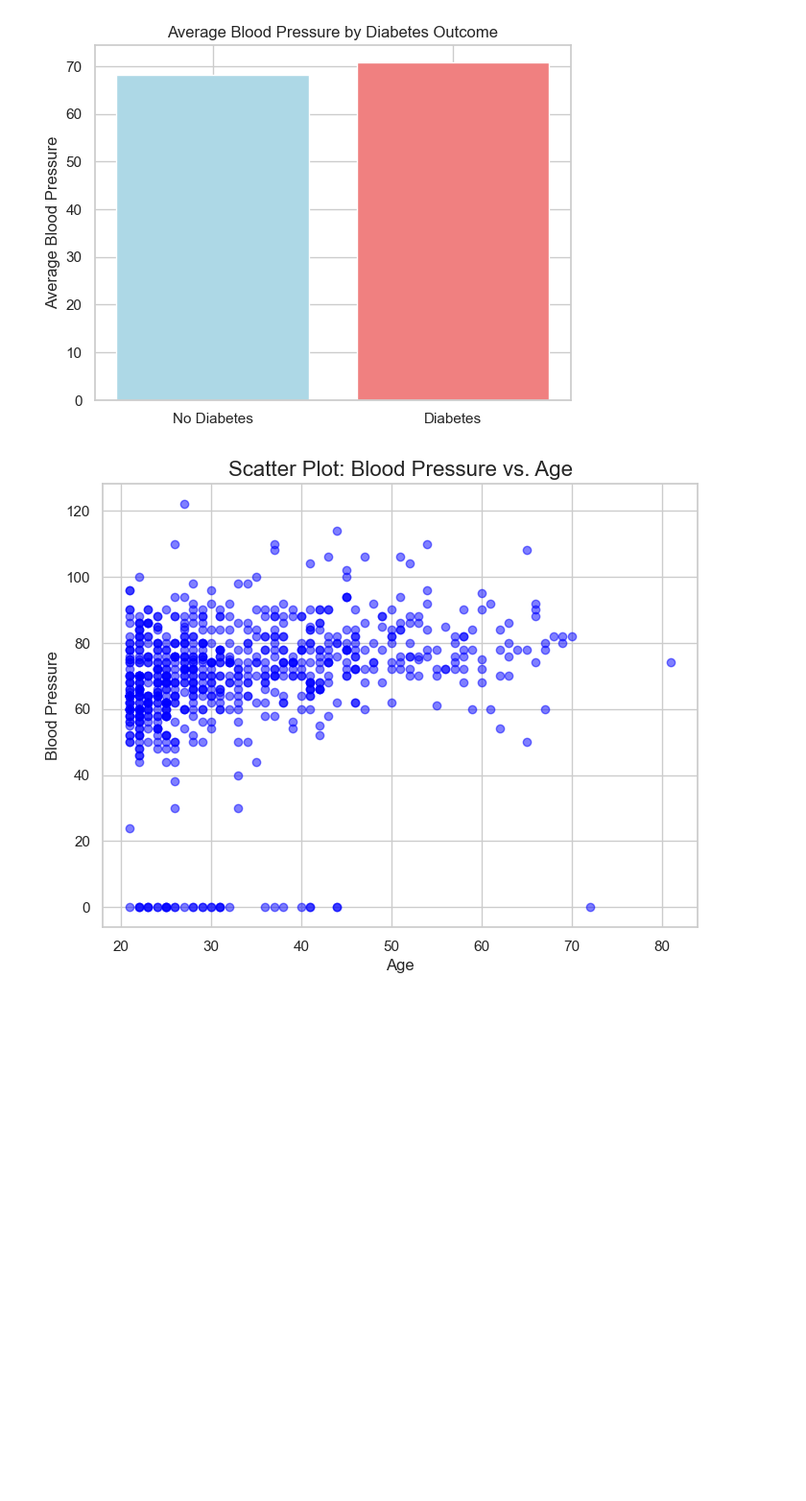
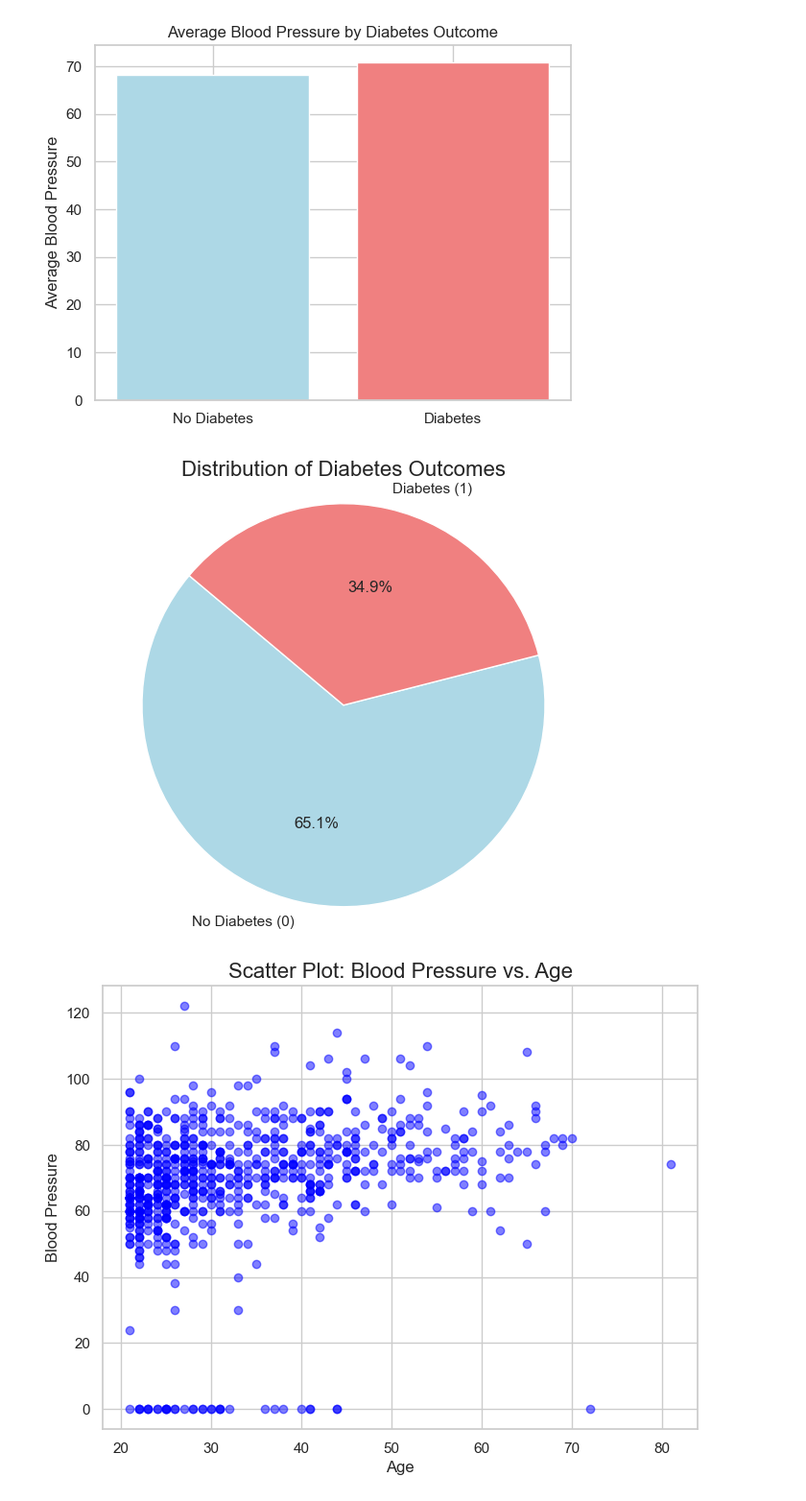
Before and after one commit to Dhriti212003/MLOps, a Jupyter notebook: data_explo.ipynb, the cells around one changed output. Shown at 96% size. Saved outputs shown, nothing was run; the diff lists cells and outputs as text; code cells hidden in the pictures; blank space fills up the shorter version.

```diff
--- a/data_explo.ipynb
+++ b/data_explo.ipynb
@@ -76,6 +76,18 @@ plt.ylabel('Average Blood Pressure')
 plt.show()
 # %% [output]
 [figure]
+# %%
+outcome_counts = df['Outcome'].value_counts()
+
+plt.figure(figsize=(8, 6))
+plt.pie(outcome_counts, labels=['No Diabetes (0)', 'Diabetes (1)'], autopct='%1.1f%%', startangle=140, colors=['lightblue', 'lightcoral'])
+
+plt.title('Distribution of Diabetes Outcomes', fontsize=16)
+
+plt.axis('equal')
+plt.show()
+# %% [output]
+[figure, added]
 # %%
 plt.figure(figsize=(8, 6))
 plt.scatter(df['Age'], df['BloodPressure'], color='blue', alpha=0.5)
```
